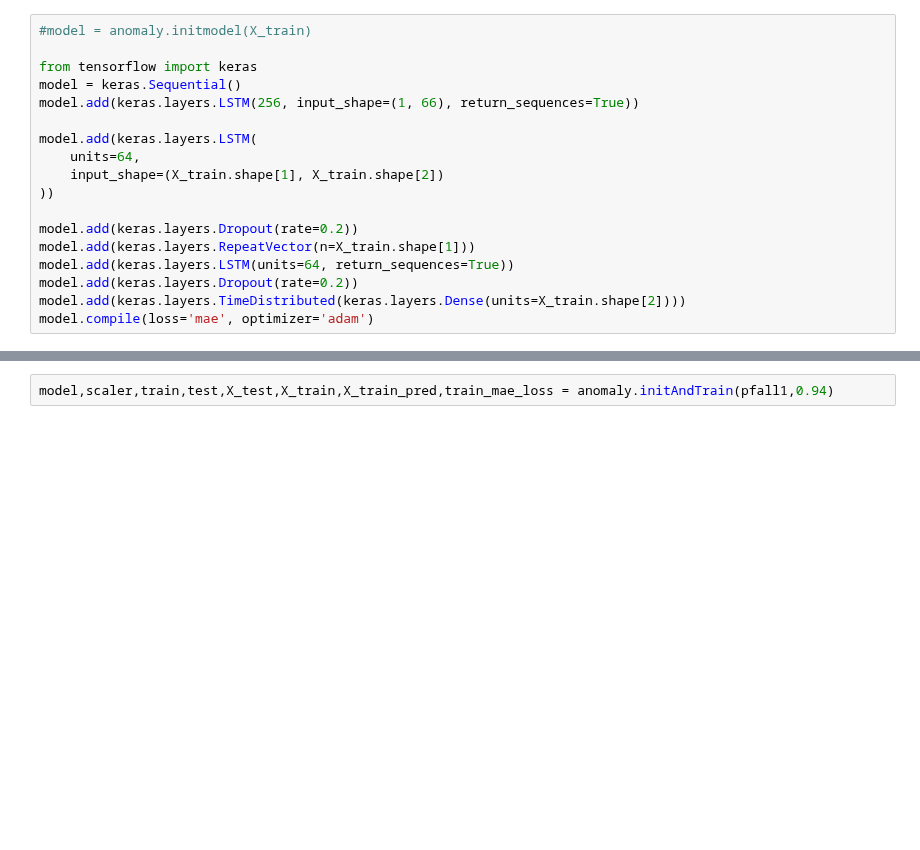
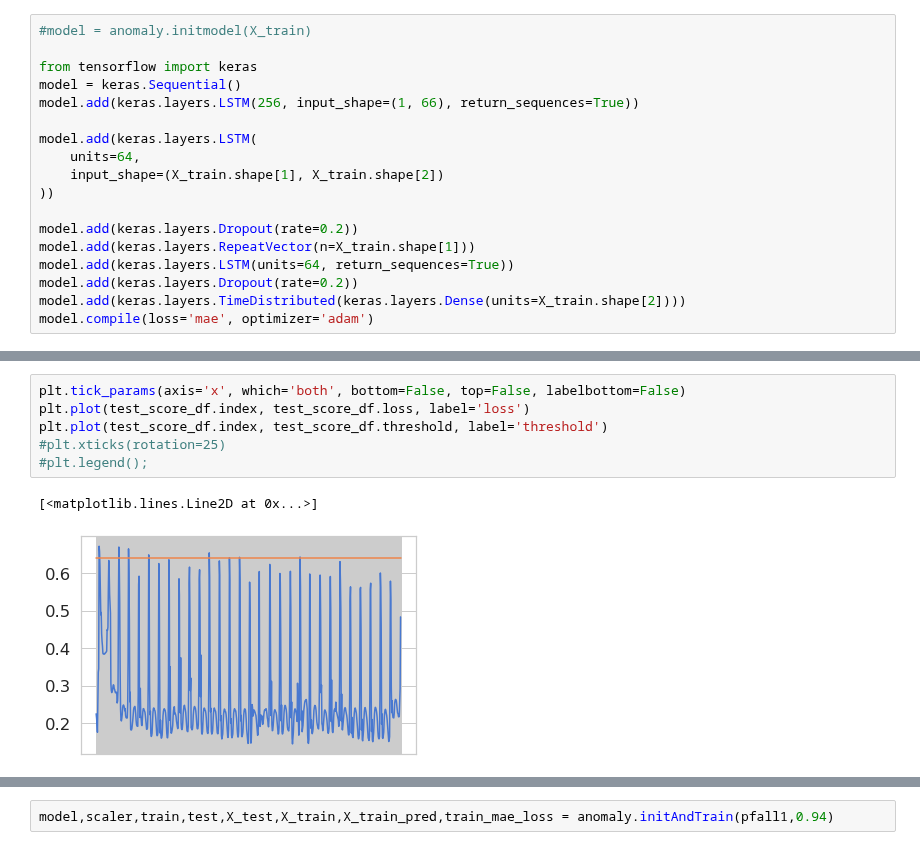
Before and after one commit to scray/scray, a Jupyter notebook: scray-examples/python/demo_messageCharts.ipynb, the cells around one changed output, grey strips where cells are left out. Drawn from its saved outputs; the diff is of its cells as text; blank space fills up the shorter version.

```diff
--- a/scray-examples/python/demo_messageCharts.ipynb
+++ b/scray-examples/python/demo_messageCharts.ipynb
@@ -272,0 +337,9 @@ model.compile(loss='mae', optimizer='adam')
+# %%
+plt.tick_params(axis='x', which='both', bottom=False, top=False, labelbottom=False)
+plt.plot(test_score_df.index, test_score_df.loss, label='loss')
+plt.plot(test_score_df.index, test_score_df.threshold, label='threshold')
+#plt.xticks(rotation=25)
+#plt.legend();
+# %% [output]
+[<matplotlib.lines.Line2D at 0x...>]
+[figure, added]
```
Also changed, not shown: parts of 16 cells of this notebook, 6 other files.
